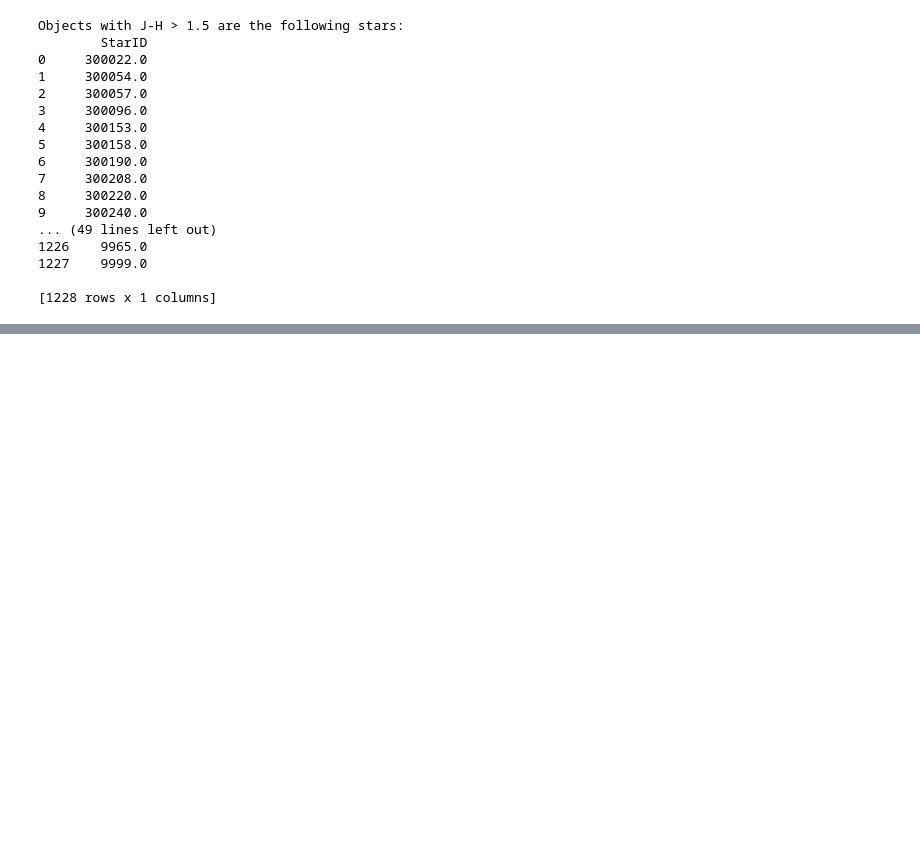
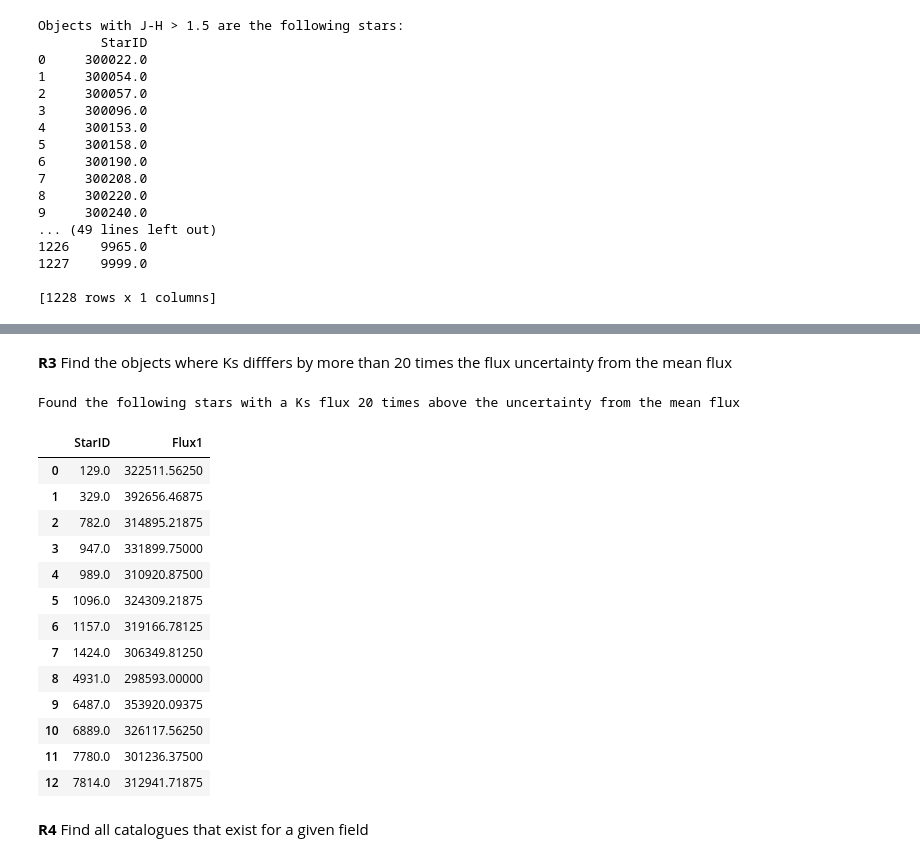
Before and after one commit to EStoop/Final-Project-DBDM, a Jupyter notebook: Final1.ipynb, the cells around one changed output, grey strips where cells are left out. Cells and saved outputs as stored; diff of their text form; code cells hidden in the pictures; blank space fills up the shorter version.

```diff
--- a/Final1.ipynb
+++ b/Final1.ipynb
@@ -272,0 +252,33 @@ Objects with J-H > 1.5 are the following stars:
+# %% [markdown]
+**R3** Find the objects where Ks difffers by more than 20 times the flux uncertainty from the mean flux
+# %%
+con = lite.connect(root + "VVV.db")
+
+#Take the dFlux1 of all stars for the Ks_E001 filter
+avg_flux = """(SELECT AVG(i.dFlux1) FROM IntensityTable AS i WHERE i.Filter = 'Ks_E001')"""
+avg_dflux = """(SELECT AVG(i.Flux1) FROM IntensityTable AS i WHERE i.Filter = 'Ks_E001')"""
+
+command3 = """ SELECT i.StarID, i.Flux1 FROM IntensityTable AS i \
+            WHERE (i.Filter = 'Ks_E001') \
+                AND ( i.Flux1 > {0} + {1}*20 ) OR ( i.Flux1 < {0} - {1}*20 )""".format(avg_flux, avg_dflux)
+
+print "Found the following stars with a Ks flux 20 times above the uncertainty from the mean flux"
+pd.read_sql(command3, con)
+# %% [output]
+Found the following stars with a Ks flux 20 times above the uncertainty from the mean flux
+|  | StarID | Flux1 |
+| 0 | 129.0 | 322511.56250 |
+| 1 | 329.0 | 392656.46875 |
+| 2 | 782.0 | 314895.21875 |
+| 3 | 947.0 | 331899.75000 |
+| 4 | 989.0 | 310920.87500 |
+| 5 | 1096.0 | 324309.21875 |
+| 6 | 1157.0 | 319166.78125 |
+| 7 | 1424.0 | 306349.81250 |
+| 8 | 4931.0 | 298593.00000 |
+| 9 | 6487.0 | 353920.09375 |
+| 10 | 6889.0 | 326117.56250 |
+| 11 | 7780.0 | 301236.37500 |
+| 12 | 7814.0 | 312941.71875 |
+# %% [markdown]
+**R4** Find all catalogues that exist for a given field
```
Also changed, not shown: parts of 7 cells of this notebook, 5 other files.
